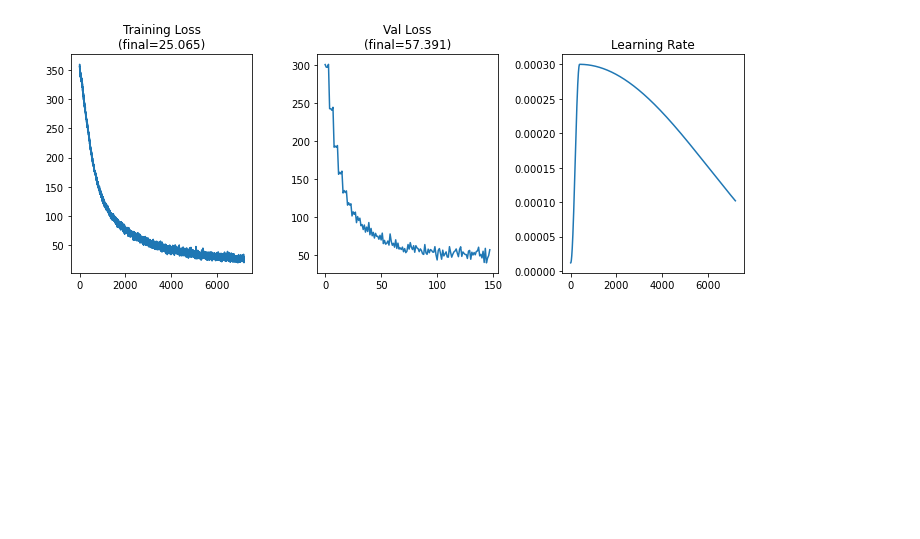
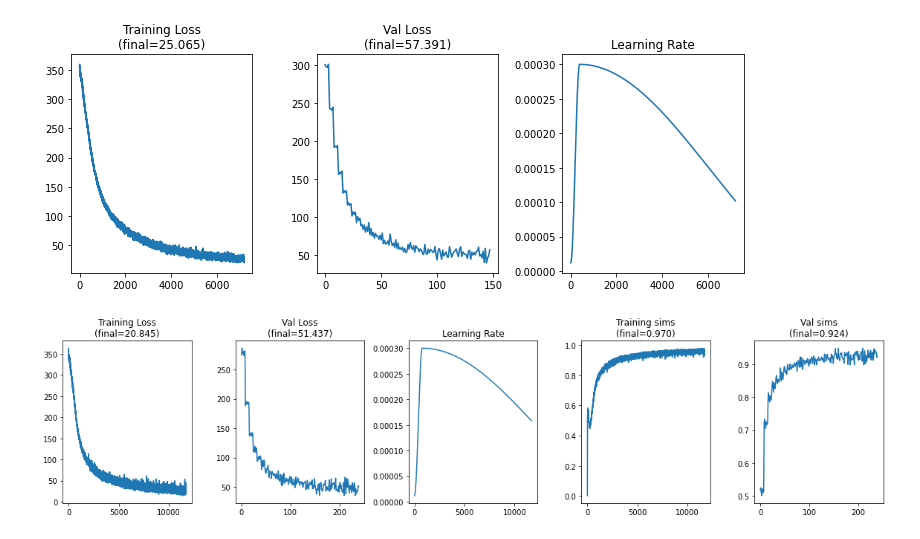
Before and after one commit to MedARC-AI/fMRI-reconstruction-NSD, a Jupyter notebook: fMRI/notebooks/experiments.ipynb, the cells around one changed output. Cells and saved outputs as stored; diff of their text form; code cells hidden in the pictures; blank space fills up the shorter version.

```diff
--- a/fMRI/experiments.ipynb
+++ b/fMRI/notebooks/experiments.ipynb
@@ -120,0 +123,4 @@ plot_prior_ckpt('checkpoints/clip_image_vitL_2stage_mixco_lotemp_125ep_subj01_be
+# %%
+plot_prior_ckpt('/home/jimgoo/data/neuro/diffusion-prior/prior-1674090688.444842/ckpt-best.pth')
+# %% [output]
+[figure, added]
```
Also changed, not shown: parts of 1 cell of this notebook, 11 other files.
